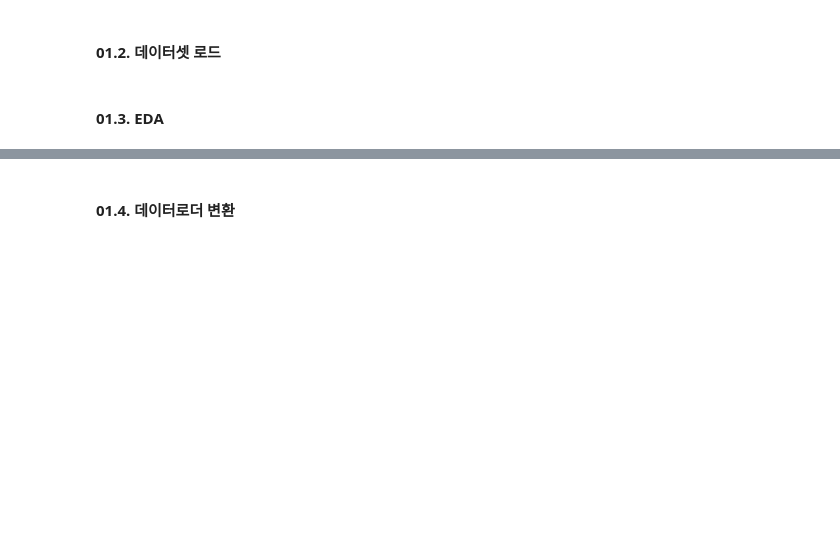
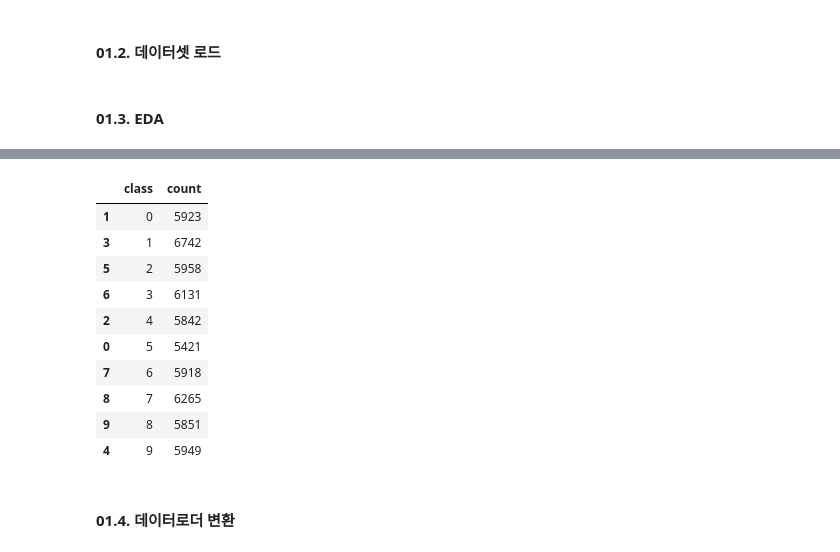
Before and after one commit to sang-he0n/DEEP_LEARNING-practice, a Jupyter notebook: script/CH03. Convolutional Neural Networks/03.3. Transposed CNN.ipynb, the cells around one changed output, grey strips where cells are left out. Drawn from its saved outputs; the diff is of its cells as text; code cells hidden in the pictures; blank space fills up the shorter version.

```diff
--- a/script/CH03. Convolutional Neural Networks/03.3. Transposed CNN.ipynb
+++ b/script/CH03. Convolutional Neural Networks/03.3. Transposed CNN.ipynb
@@ -113,9 +282,21 @@ cifa_train[0][0].shape
 # %%
-#(3) Print frequency of target class
+#(5) Print frequency of target class
 target_freq = collections.Counter()
-for i in range(len(cifa_train)):
-    input, target = cifa_train[i]
+for i in range(len(mnist_train)):
+    input, target = mnist_train[i]
     if isinstance(target, torch.Tensor) :
         target = target.item()
     target_freq[target] += 1
 pd.DataFrame(data=list(target_freq.items()), columns=['class', 'count']).sort_values(by='class')
+# %% [output]
+|  | class | count |
+| 1 | 0 | 5923 |
+| 3 | 1 | 6742 |
+| 5 | 2 | 5958 |
+| 6 | 3 | 6131 |
+| 2 | 4 | 5842 |
+| 0 | 5 | 5421 |
+| 7 | 6 | 5918 |
+| 8 | 7 | 6265 |
+| 9 | 8 | 5851 |
+| 4 | 9 | 5949 |
```
Also changed, not shown: parts of 28 cells of this notebook, 11 other files.
